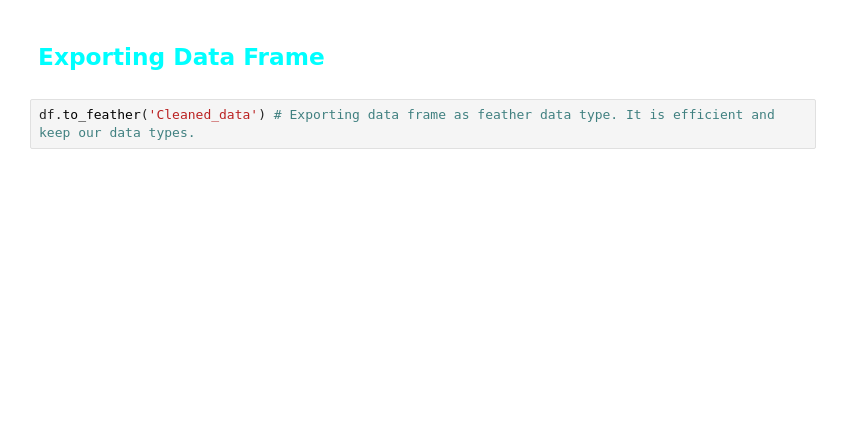
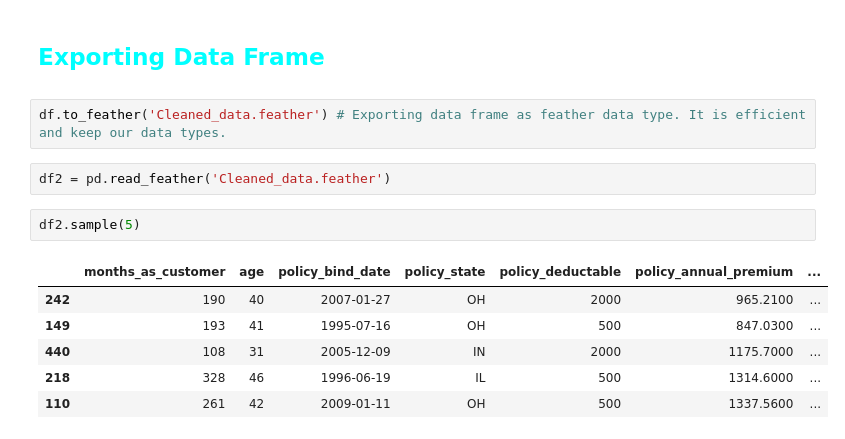
Before and after one commit to Santhosh-Analytics/Insurance_Analytics_Prediction, a Jupyter notebook: Data_Cleaning.ipynb, the cells around one changed output. Drawn from its saved outputs; the diff is of its cells as text; blank space fills up the shorter version.

```diff
--- a/Data_Cleaning.ipynb
+++ b/Data_Cleaning.ipynb
@@ -533,4 +675,15 @@ df.sample(2)
 # %% [markdown]
 ## <p Style="color: Aqua"> Exporting Data Frame
 # %%
-df.to_feather('Cleaned_data') # Exporting data frame as feather data type. It is efficient and keep our data types.
+df.to_feather('Cleaned_data.feather') # Exporting data frame as feather data type. It is efficient and keep our data types.
+# %%
+df2 = pd.read_feather('Cleaned_data.feather')
+# %%
+df2.sample(5)
+# %% [output]
+|  | months_as_customer | age | policy_bind_date | policy_state | policy_deductable | policy_annual_premium | ... |
+| 242 | 190 | 40 | 2007-01-27 | OH | 2000 | 965.2100 | ... |
+| 149 | 193 | 41 | 1995-07-16 | OH | 500 | 847.0300 | ... |
+| 440 | 108 | 31 | 2005-12-09 | IN | 2000 | 1175.7000 | ... |
+| 218 | 328 | 46 | 1996-06-19 | IL | 500 | 1314.6000 | ... |
+| 110 | 261 | 42 | 2009-01-11 | OH | 500 | 1337.5600 | ... |
```
Also changed, not shown: parts of 65 cells of this notebook, 2 other files.
